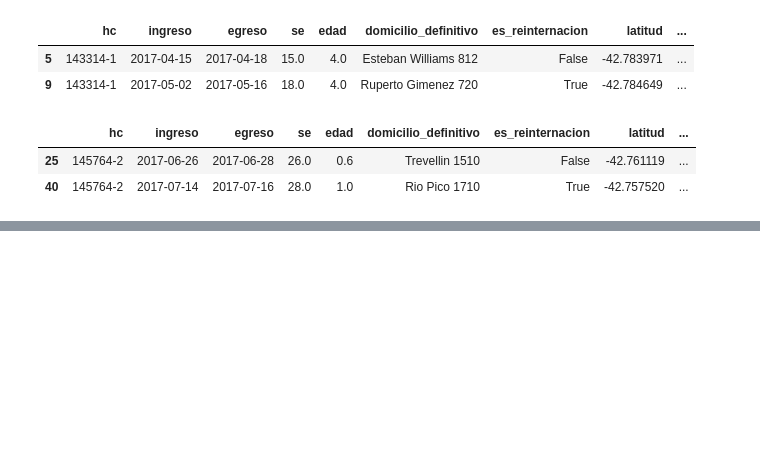
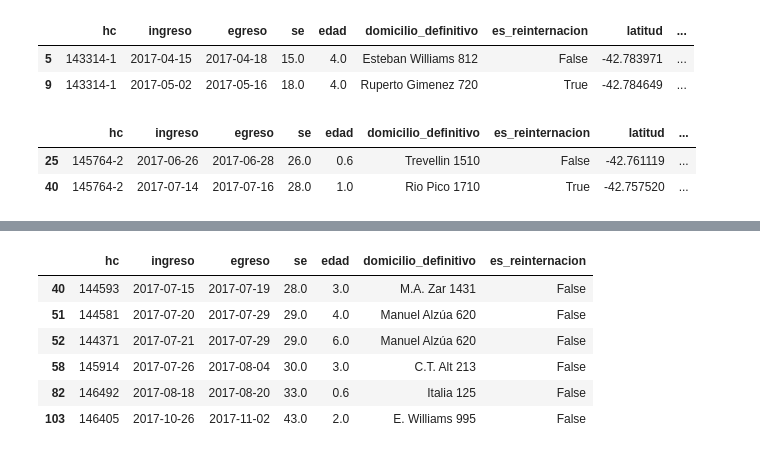
Before and after one commit to LeoMorales/pi-bronquiolitis-pipeline, a Jupyter notebook: scripts/exploratorio.ipynb, the cells around one changed output, grey strips where cells are left out. Drawn from its saved outputs; the diff is of its cells as text; code cells hidden in the pictures; blank space fills up the shorter version.

```diff
--- a/scripts/exploratorio.ipynb
+++ b/scripts/exploratorio.ipynb
@@ -207,0 +257,13 @@ output_df[output_df['hc'] == "145764-2"]
+# %%
+df_cols = ['HC', 'INGRESO', 'EGRESO', 'SE', 'Edad', 'Domicilio definitivo']
+df = df_raw[df_cols]
+
+## eliminar aquellos que no tienen numero de historia clinica:
+df = df.dropna(subset=['HC'])
+## primero ordenamos por fecha de ingreso
+df = df.sort_values(by='INGRESO')
+## después de ordenar, si se repite el nro de historia clinica, es reinternación:
+df['es_reinternacion'] = df['HC'].duplicated()
+df.columns = df.columns.str.lower().str.replace(' ', '_')
+
+df = df.reset_index(drop=True)
@@ -207,0 +274,10 @@ output_df[output_df['hc'] == "145764-2"]
+# %%
+df[df['hc'].isin(not_found_ids)]
+# %% [output]
+|  | hc | ingreso | egreso | se | edad | domicilio_definitivo | es_reinternacion |
+| 40 | 144593 | 2017-07-15 | 2017-07-19 | 28.0 | 3.0 | M.A. Zar 1431 | False |
+| 51 | 144581 | 2017-07-20 | 2017-07-29 | 29.0 | 4.0 | Manuel Alzúa 620 | False |
+| 52 | 144371 | 2017-07-21 | 2017-07-29 | 29.0 | 6.0 | Manuel Alzúa 620 | False |
+| 58 | 145914 | 2017-07-26 | 2017-08-04 | 30.0 | 3.0 | C.T. Alt 213 | False |
+| 82 | 146492 | 2017-08-18 | 2017-08-20 | 33.0 | 0.6 | Italia 125 | False |
+| 103 | 146405 | 2017-10-26 | 2017-11-02 | 43.0 | 2.0 | E. Williams 995 | False |
```
Also changed, not shown: parts of 16 cells of this notebook, 14 other files.
